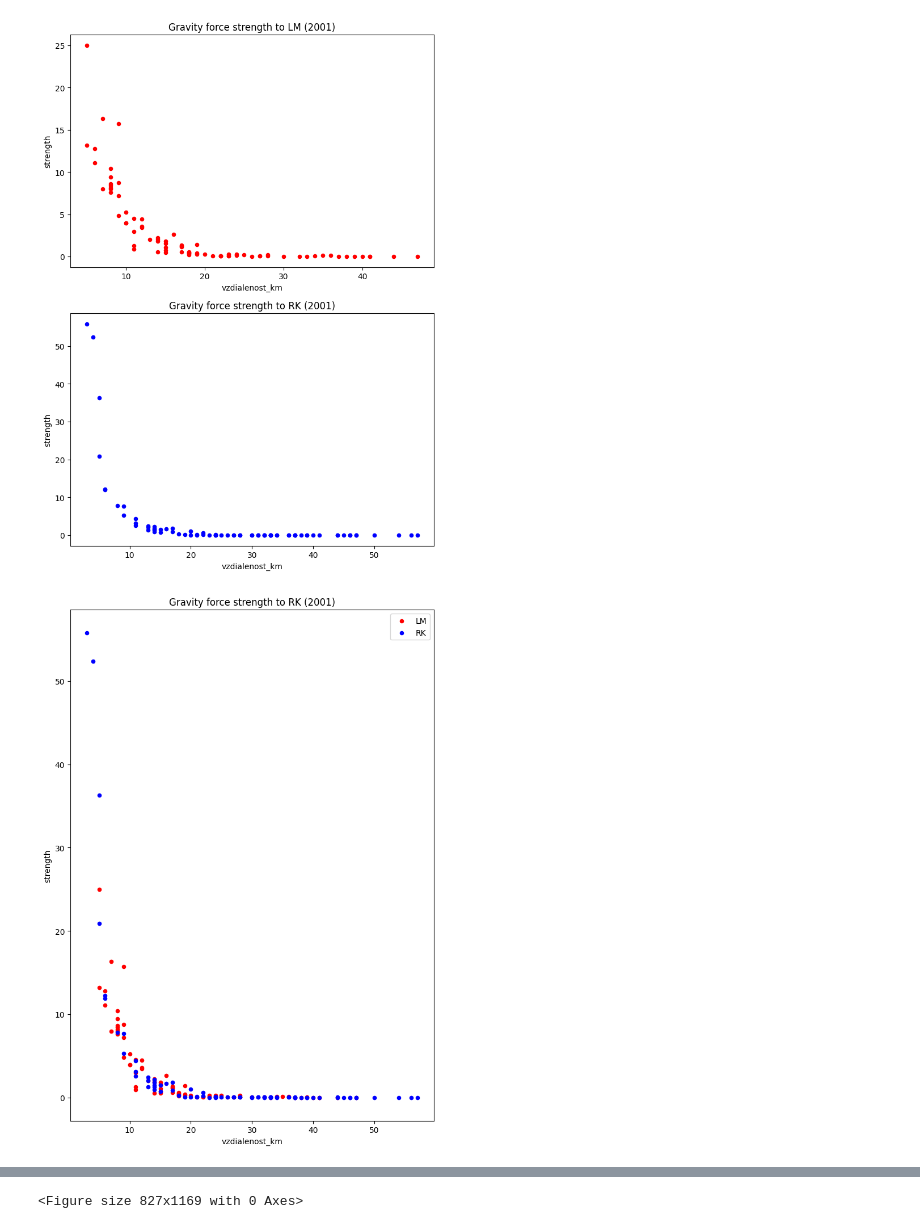
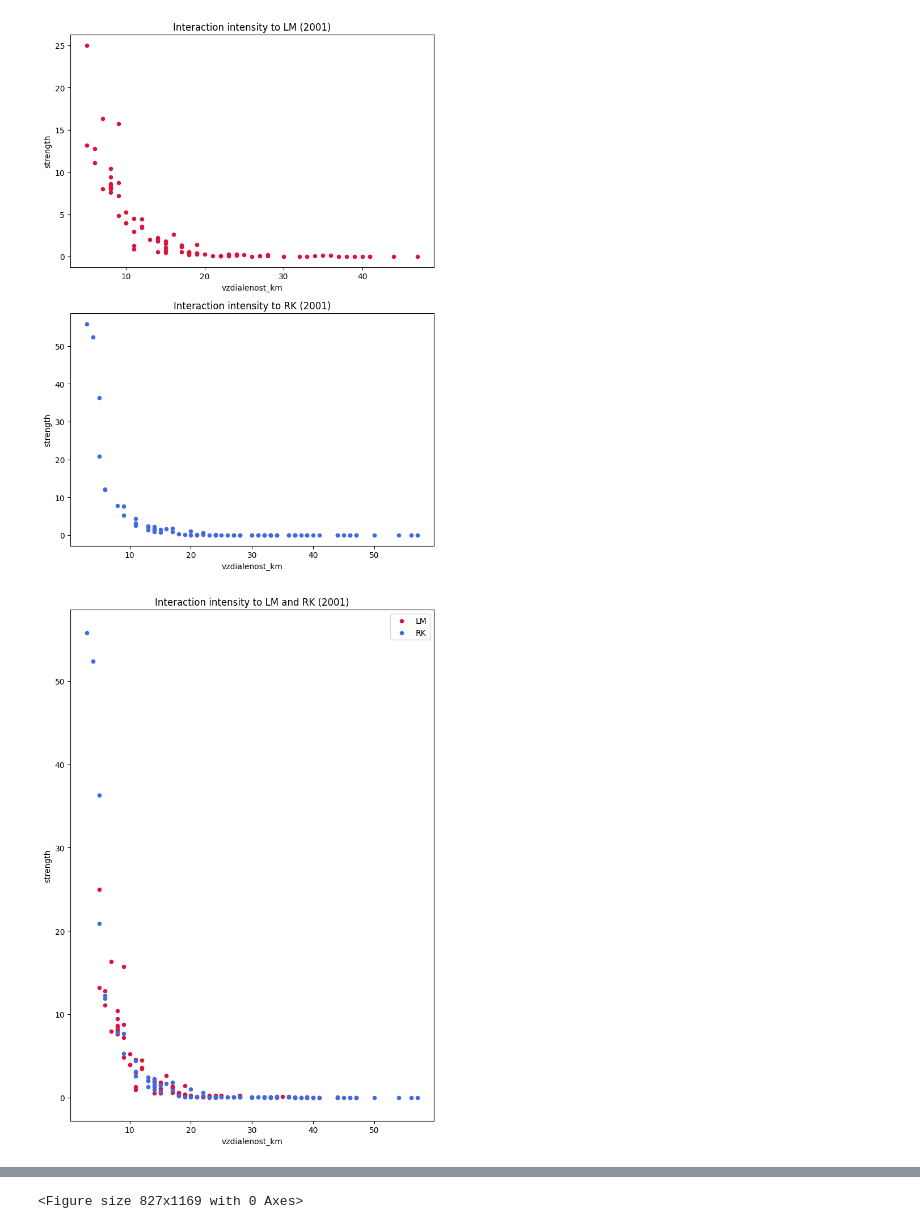
Before and after one commit to dbelohonov/maps_liptov, a Jupyter notebook: notebooks/maps_2001.ipynb, the cells around one changed output, grey strips where cells are left out. Saved outputs shown, nothing was run; the diff lists cells and outputs as text; code cells hidden in the pictures.

Commit message:
Comparisons of different years, updated maps of interaction intensity

```diff
--- a/notebooks/maps_2001.ipynb
+++ b/notebooks/maps_2001.ipynb
@@ -214,9 +228,9 @@ distance = pd.read_csv(r"../data/vzdialenost_obce.csv", sep = ";")
 # print(distance)
 distance[["obec_id", "mesto_id"]] = distance[["obec_id", "mesto_id"]].astype(str)
 # distance["flow"] = distance[["obec_id", "mesto_id"]].agg("-".join, axis = 1)
-distance.drop(columns = {"pocet_dochadzajucich"})
+distance.drop(columns = {"pocet_dochadzajucich"}, inplace = True)
 # print(distance.head())
-print(tablemap2.head())
+# print(tablemap2.head())
 dist = tablemap2.merge(
     distance,
     left_on = "obec_A",
@@ -225,9 +239,9 @@ dist = tablemap2.merge(
 )
 dist = dist[dist["obec_id"] != dist["mesto_id"]]
 
-# print(dist.head())
+print(dist.columns)
 dist["strength"] = ((dist["pocet_dochadzajucich"]/dist["spolu"]*100)/dist["vzdialenost_km"]**2)*10
-# dist.to_csv("../data/test1.csv")
+
 dist_lm = (
     dist[dist["mesto_id"] == "510262"]
 ).replace(np.inf, 0, inplace = False)
@@ -242,7 +256,7 @@ dist_lm["interval"] = pd.cut(dist_lm["strength"], bins = 5, labels = False)
 dist_lm.plot(
     ax = plt.gca(),
     column = "strength",
-    cmap = "Blues",
+    cmap = "Reds",
     legend = True,
     edgecolor = "black",
     linewidth = 0.3,
@@ -263,7 +277,7 @@ obce_gdf.plot(
     edgecolor = "black",
     linewidth = 0.1
 )
-plt.title("Gravity force of LM (2001)")
+plt.title("Interaction intensity of LM (2001)")
 plt.axis(False)
 
 # ------------------------------ Gravity force of RK ------------------------------
@@ -293,8 +307,8 @@ obce_gdf.plot(
     edgecolor = "black",
     linewidth = 0.1
 )
-plt.title("Gravity force of RK (2001)")
+plt.title("Interaction intensity of RK (2001)")
 plt.axis(False)
-plt.savefig("../result_maps/gravity/LM_RK_gravity_2001.pdf", format = "pdf", dpi = 300, bbox_inches = "tight")
+# plt.savefig("../result_maps/gravity/LM_RK_gravity_2001.pdf", format = "pdf", dpi = 300, bbox_inches = "tight")
 plt.show()
 # %% [output]
@@ -319,30 +321,30 @@ plt.show()
 # %%
 plt.figure(figsize = (8.27, 11.69))
 
 plt.subplot(2, 1, 1)
-dist_lm.plot(kind = "scatter", x = "vzdialenost_km", y = "strength", ax = plt.gca(), color = "red")
-plt.title("Gravity force strength to LM (2001)")
+dist_lm.plot(kind = "scatter", x = "vzdialenost_km", y = "strength", ax = plt.gca(), color = "crimson")
+plt.title("Interaction intensity to LM (2001)")
 plt.subplot(2, 1, 2)
 
-dist_rk.plot(kind = "scatter", x = "vzdialenost_km", y = "strength", ax = plt.gca(), color = "blue")
+dist_rk.plot(kind = "scatter", x = "vzdialenost_km", y = "strength", ax = plt.gca(), color = "royalblue")
 
-plt.title("Gravity force strength to RK (2001)")
-plt.savefig("../result_maps/gravity/LM_RK_gravity_2001_plot.pdf", format = "pdf", dpi = 300, bbox_inches = "tight")
+plt.title("Interaction intensity to RK (2001)")
+# plt.savefig("../result_maps/gravity/LM_RK_gravity_2001_plot.pdf", format = "pdf", dpi = 300, bbox_inches = "tight")
 plt.show()
 # %% [output]
-[figure, old version]
+[figure, new version]
 # %%
 plt.figure(figsize = (8.27, 11.69))
 
-dist_lm.plot(kind = "scatter", x = "vzdialenost_km", y = "strength", ax = plt.gca(), color = "red", label = "LM")
+dist_lm.plot(kind = "scatter", x = "vzdialenost_km", y = "strength", ax = plt.gca(), color = "crimson", label = "LM")
 plt.title("Gravity force strength to LM (2001)")
 
-dist_rk.plot(kind = "scatter", x = "vzdialenost_km", y = "strength", ax = plt.gca(), color = "blue", label = "RK")
-plt.title("Gravity force strength to RK (2001)")
-plt.savefig("../result_maps/gravity/LM_RK_gravity_2001_plot_both.pdf", format = "pdf", dpi = 300, bbox_inches = "tight")
+dist_rk.plot(kind = "scatter", x = "vzdialenost_km", y = "strength", ax = plt.gca(), color = "royalblue", label = "RK")
+plt.title("Interaction intensity to LM and RK (2001)")
+# plt.savefig("../result_maps/gravity/LM_RK_gravity_2001_plot_both.pdf", format = "pdf", dpi = 300, bbox_inches = "tight")
 plt.show()
 # %% [output]
-[figure, old version]
+[figure, new version]
 # %%
 commute1 = commute.merge(
     map2,
```
Also changed, not shown: parts of 7 cells of this notebook, 36 other files.
